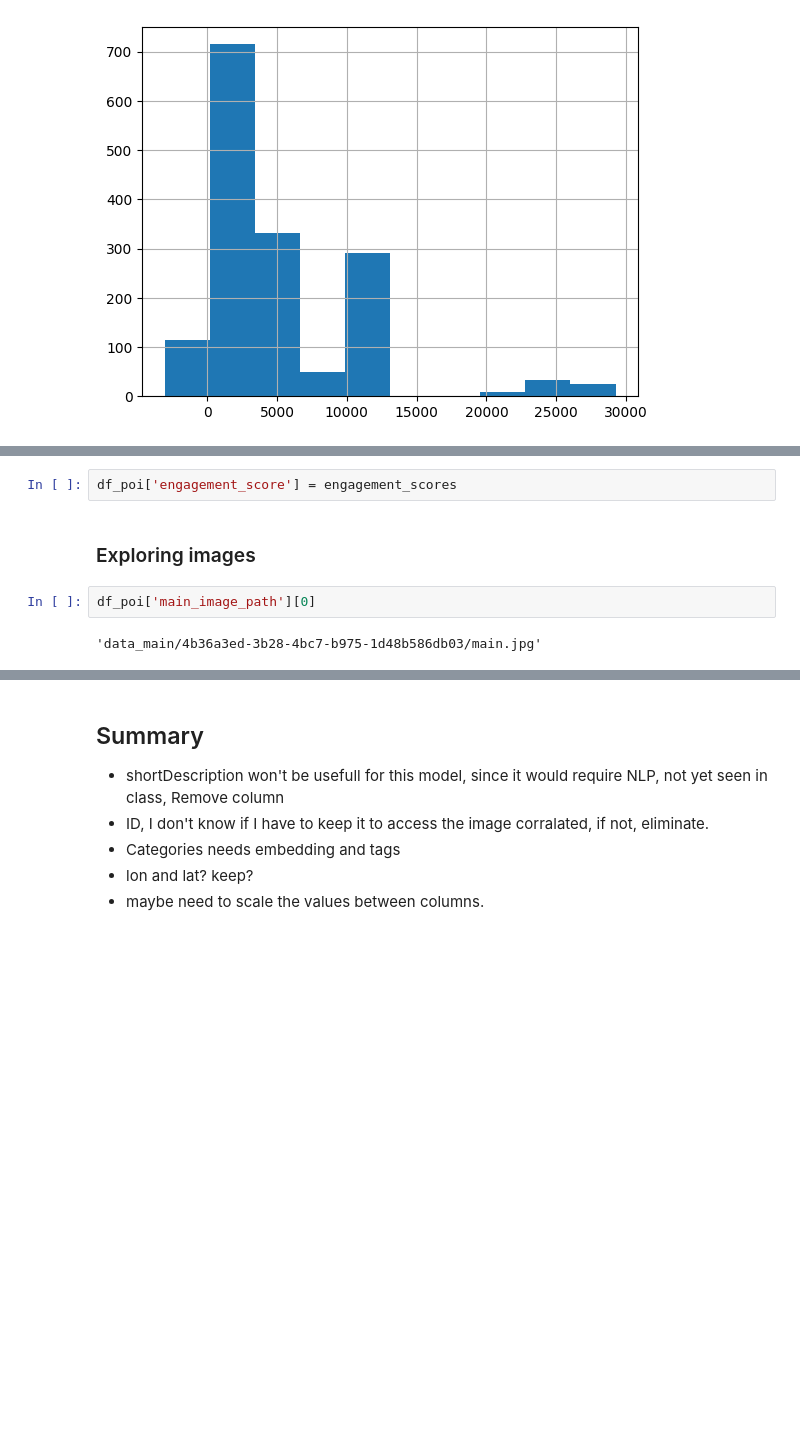
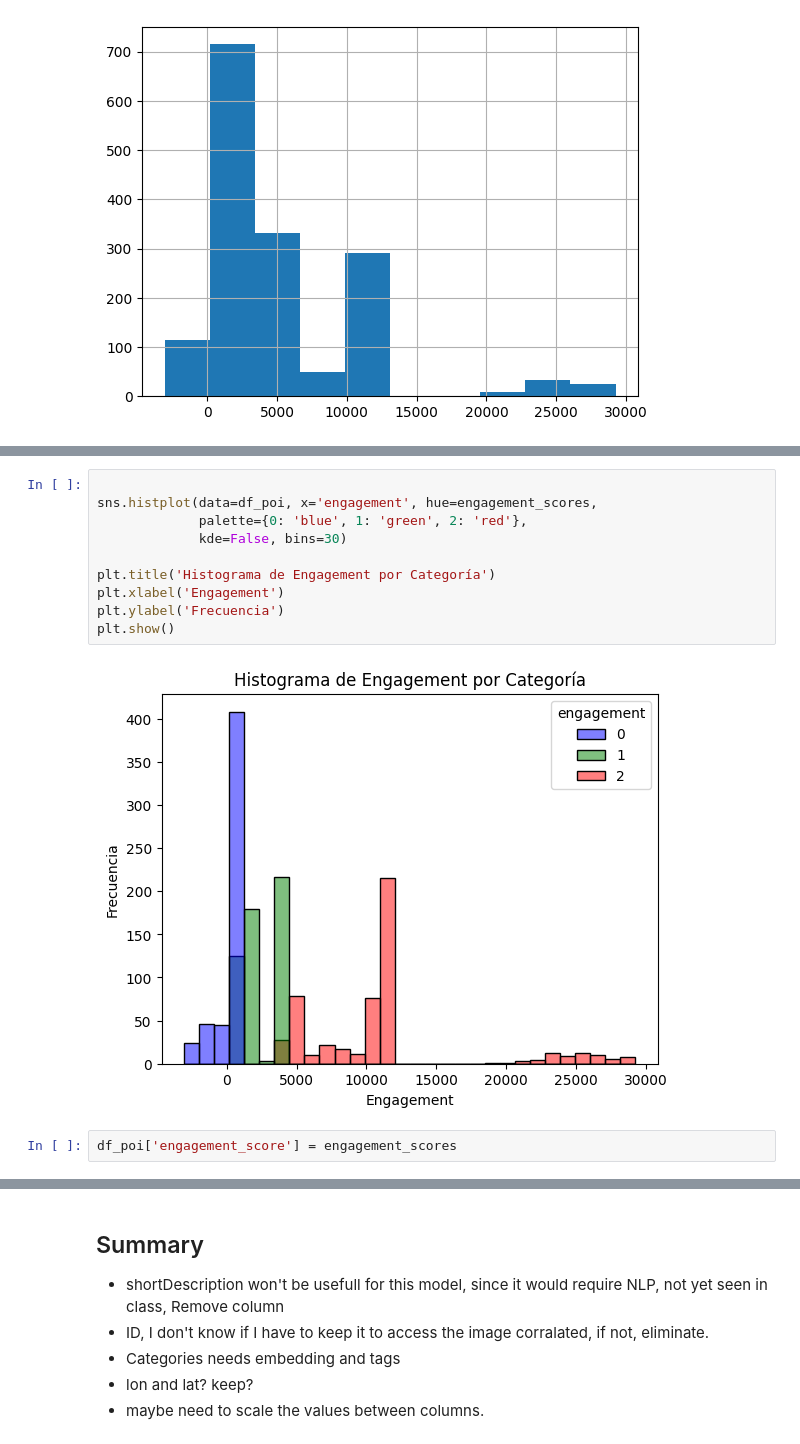
Before and after one commit to SCaRreC/Deep_learning, a Jupyter notebook: notebooks/EDA.ipynb, the cells around one changed output, grey strips where cells are left out. Saved outputs shown, nothing was run; the diff lists cells and outputs as text; blank space fills up the shorter version.

```diff
--- a/notebooks/EDA.ipynb
+++ b/notebooks/EDA.ipynb
@@ -267,9 +323,15 @@ engagement_scores.value_counts()
 dtype: int64
+# %%
+
+sns.histplot(data=df_poi, x='engagement', hue=engagement_scores,
+             palette={0: 'blue', 1: 'green', 2: 'red'},
+             kde=False, bins=30)
+
+plt.title('Histograma de Engagement por Categoría')
+plt.xlabel('Engagement')
+plt.ylabel('Frecuencia')
+plt.show()
+# %% [output]
+[figure, added]
 # %%
 df_poi['engagement_score'] = engagement_scores
-# %% [markdown]
-### Exploring images
-# %%
-df_poi['main_image_path'][0]
-# %% [output]
-'data_main/4b36a3ed-3b28-4bc7-b975-1d48b586db03/main.jpg'
```
Also changed, not shown: parts of 54 cells of this notebook.
